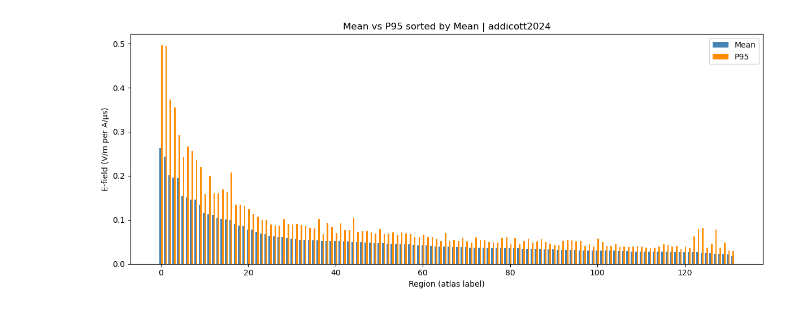
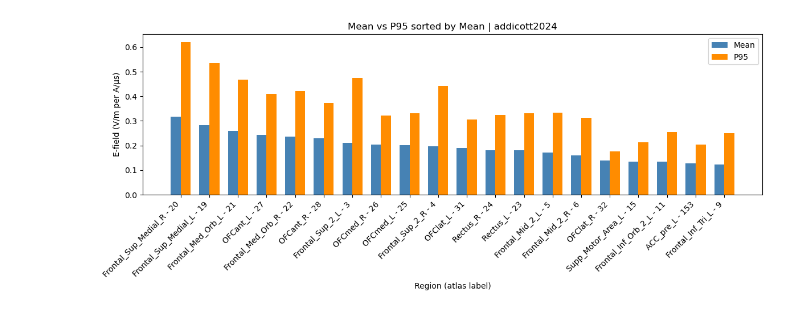
Before and after one commit to BastienBedard/SimNIBS_edits_2026, a Jupyter notebook: analysis/graph_TMS.ipynb, the cells around one changed output. Drawn from its saved outputs; the diff is of its cells as text; code cells hidden in the pictures.

```diff
--- a/analysis/graph_TMS.ipynb
+++ b/analysis/graph_TMS.ipynb
@@ -135,32 +167,32 @@ plt.show()
 # %%
 # ── Cellule 4 — Mean vs P95 sorted by Mean ───────────────────────────────────
 percentile = 95
 all_mean = dict(p.rank_regions(n="all", metric="mean"))
 all_p95  = dict(p.rank_regions(n="all", metric="percentile", percentile=percentile))
 
 # ordre défini par la moyenne décroissante — top 10
-ordered_labels = sorted(all_mean, key=lambda r: all_mean[r], reverse=True)#[:50]
+ordered_labels = sorted(all_mean, key=lambda r: all_mean[r], reverse=True)[:20]
 
 # labels anatomiques
 labels = p.get_labels_for_regions(ordered_labels)
 
 x     = np.arange(len(ordered_labels))
 width = 0.35
 
 means = [all_mean.get(r, 0) for r in ordered_labels]
 p95s  = [all_p95.get(r, 0)  for r in ordered_labels]
 
 fig, ax = plt.subplots(figsize=(12, 5))
 ax.bar(x - width/2, means, width, label="Mean", color="steelblue")
 ax.bar(x + width/2, p95s,  width, label=f"P{percentile}",  color="darkorange")
-if len(ordered_labels)<=50:
+if len(ordered_labels) <=50:
     ax.set_xticks(x)
     ax.set_xticklabels(labels, rotation=45, ha="right")
 ax.set_xlabel("Region (atlas label)")
 ax.set_ylabel("E-field (V/m per A/µs)")
 ax.set_title(f"Mean vs P{percentile} sorted by Mean | {study_id}")
 ax.legend()
 plt.tight_layout()
 plt.show()
 # %% [output]
-[figure, old version]
+[figure, new version]
```
Also changed, not shown: parts of 10 cells of this notebook, 6 other files.
